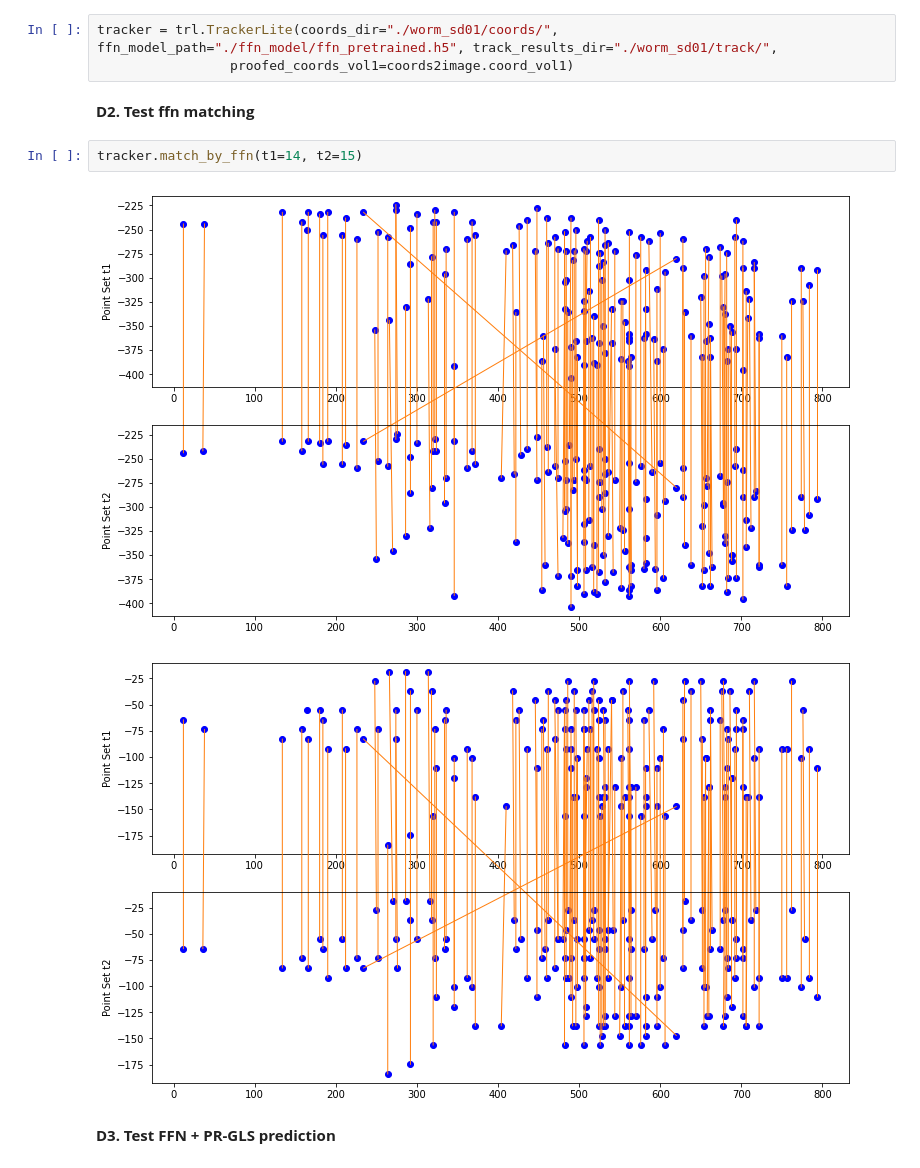
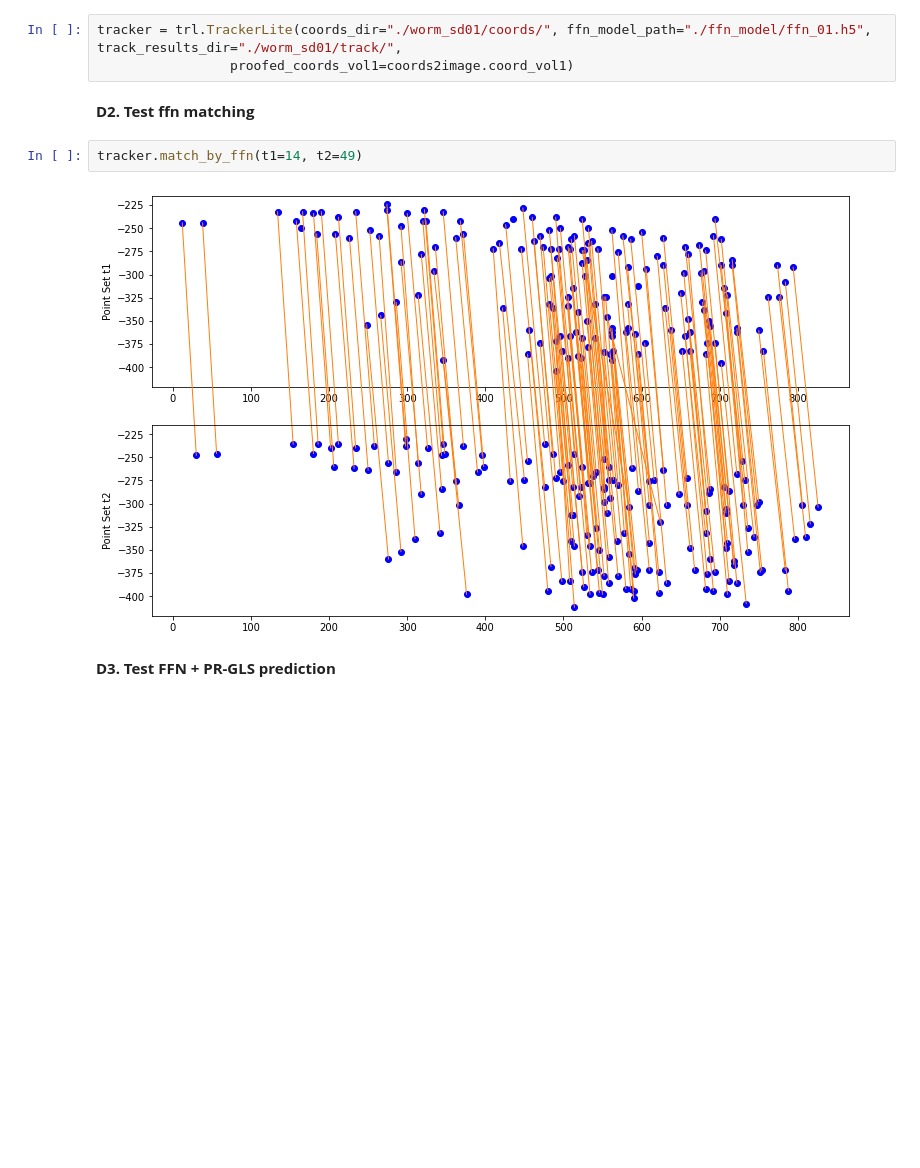
Before and after one commit to WenChentao/3DeeCellTracker, a Jupyter notebook: Examples/single_mode_worm1-stardist.ipynb, the cells around one changed output. Cells and saved outputs as stored; diff of their text form; blank space fills up the shorter version.

```diff
--- a/Examples/single_mode_worm1-stardist.ipynb
+++ b/Examples/single_mode_worm1-stardist.ipynb
@@ -157,15 +158,14 @@ sdw.plot_img_label_max_projection_xz(x, coords2image.auto_corrected_segmentation
 ## D. Test tracking.
 **D1. Set paths**
 # %%
-tracker = trl.TrackerLite(coords_dir="./worm_sd01/coords/", ffn_model_path="./ffn_model/ffn_pretrained.h5", track_results_dir="./worm_sd01/track/",
+tracker = trl.TrackerLite(coords_dir="./worm_sd01/coords/", ffn_model_path="./ffn_model/ffn_01.h5", track_results_dir="./worm_sd01/track/",
                  proofed_coords_vol1=coords2image.coord_vol1)
 # %% [markdown]
  **D2. Test ffn matching**
 # %%
-tracker.match_by_ffn(t1=14, t2=15)
+tracker.match_by_ffn(t1=14, t2=49)
 # %% [output]
-[figure, old version]
+[figure, new version]
-[figure, removed]
 # %% [markdown]
 **D3. Test FFN + PR-GLS prediction**
 # %%
```
Also changed, not shown: parts of 3 cells of this notebook, 9 other files.
